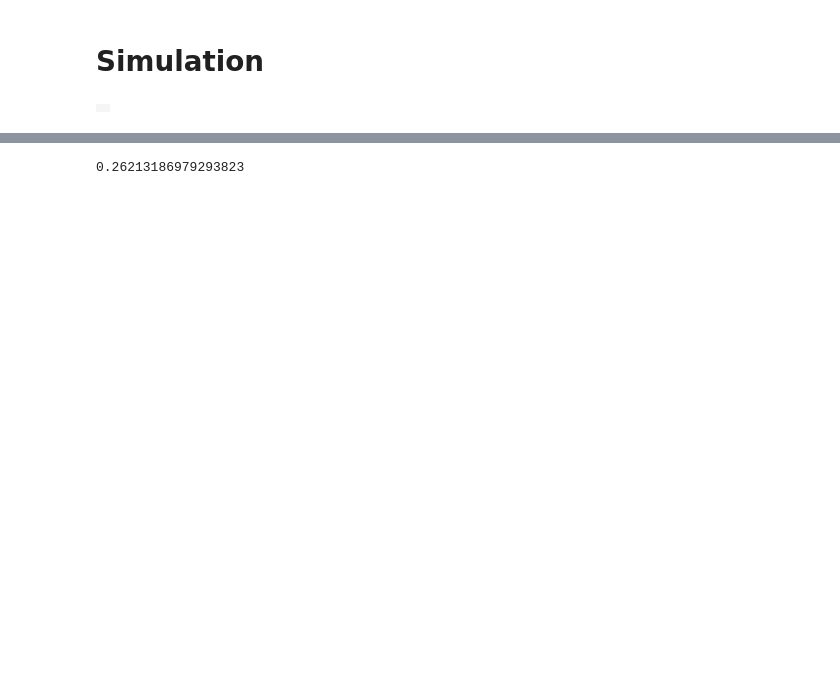
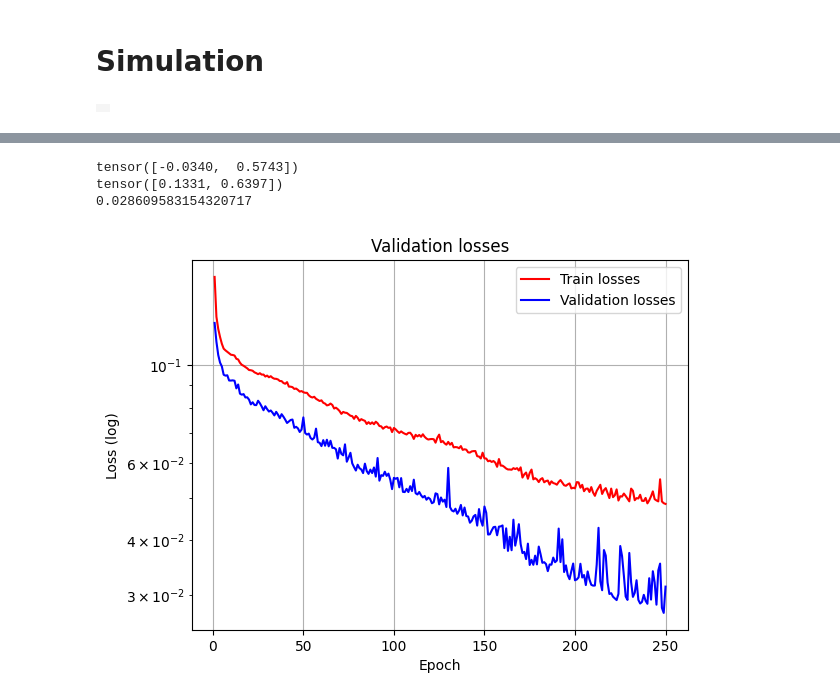
Before and after one commit to lvjonok/f23-pmldl-project, a Jupyter notebook: notebooks/final/cart_pole.ipynb, the cells around one changed output, grey strips where cells are left out. Drawn from its saved outputs; the diff is of its cells as text; code cells hidden in the pictures; blank space fills up the shorter version.

```diff
--- a/notebooks/final/cart_pole.ipynb
+++ b/notebooks/final/cart_pole.ipynb
@@ -518,11 +459,19 @@ nn.MSELoss()(model.make_predictions(test_dataset.states), test_dataset.ctrls).it
 # %%
 sample_ctrl = torch.tensor(
-    np.random.normal(loc=train_target_mean.numpy(), scale=train_target_std.numpy(), size=(1000, 2)),
-    dtype=torch.float32
+    np.random.normal(
+        loc=train_dataset.ctrls.mean(axis=0).numpy(),
+        scale=train_dataset.ctrls.std(axis=0).numpy(),
+        size=(1000, 2),
+    ),
+    dtype=torch.float32,
 )
 sample_state = torch.tensor(
-    np.random.normal(loc=train_input_mean.numpy(), scale=train_input_std.numpy(), size=(1000, 6)),
-    dtype=torch.float32
+    np.random.normal(
+        loc=train_dataset.states.mean(axis=0).numpy(),
+        scale=train_dataset.states.std(axis=0).numpy(),
+        size=(1000, 6),
+    ),
+    dtype=torch.float32,
 )
 
 for i in range(1000):
@@ -536,11 +485,11 @@ for i in range(1000):
     mujoco.mj_checkAcc(mj_model, mj_data)
     sample_state[i, 4:] = torch.tensor(mj_data.qacc, dtype=torch.float32)
 
-sample_state -= train_input_mean
-sample_state /= train_input_std
-sample_ctrl -= train_target_mean
-sample_ctrl /= train_target_std
-
-nn.MSELoss()(model.make_predictions(sample_state), sample_ctrl).item()
+i = 678
+print(model.make_predictions(sample_state[i]))
+print(sample_ctrl[i])
+print(nn.MSELoss()(model.make_predictions(sample_state), sample_ctrl).item())
 # %% [output]
-0.26213186979293823
+tensor([-0.0340,  0.5743])
+tensor([0.1331, 0.6397])
+0.028609583154320717
@@ -546,0 +547,37 @@ nn.MSELoss()(model.make_predictions(sample_state), sample_ctrl).item()
+# %%
+device = "cuda" if torch.cuda.is_available() else "cpu"
+print(device)
+set_seed(SEED)
+model = FullyConnectedCtrl(
+    nv=2,
+    ctrl=2,
+    linear_layers=2,
+    linear_hidden_size=100,
+    linear_dropout=0.1,
+    linear_activation=nn.Tanh(),
+    # last_layers=[nn.Tanh(), scale_layer],
+).to(device)
+
+epochs = 250
+set_seed(SEED)
+train_losses, val_losses = model.train_model(
+    train_loader,
+    val_loader,
+    epochs=epochs,
+    ckpt_path="../../data/models/cartpole_fc_17.pt",
+)
+# %%
+model.load_state_dict(torch.load("../../data/models/cartpole_fc_17.pt", weights_only=True))
+model = model.to("cpu")
+
+plt.title("Validation losses")
+plt.plot(range(1, epochs + 1), train_losses, color="red", label="Train losses")
+plt.plot(range(1, epochs + 1), val_losses, color="blue", label="Validation losses")
+plt.grid()
+plt.legend(loc="best")
+plt.xlabel("Epoch")
+plt.ylabel("Loss (log)")
+plt.yscale("log", base=10)
+plt.show()
+# %% [output]
+[figure, added]
```
Also changed, not shown: parts of 27 cells of this notebook, 2 other files.
